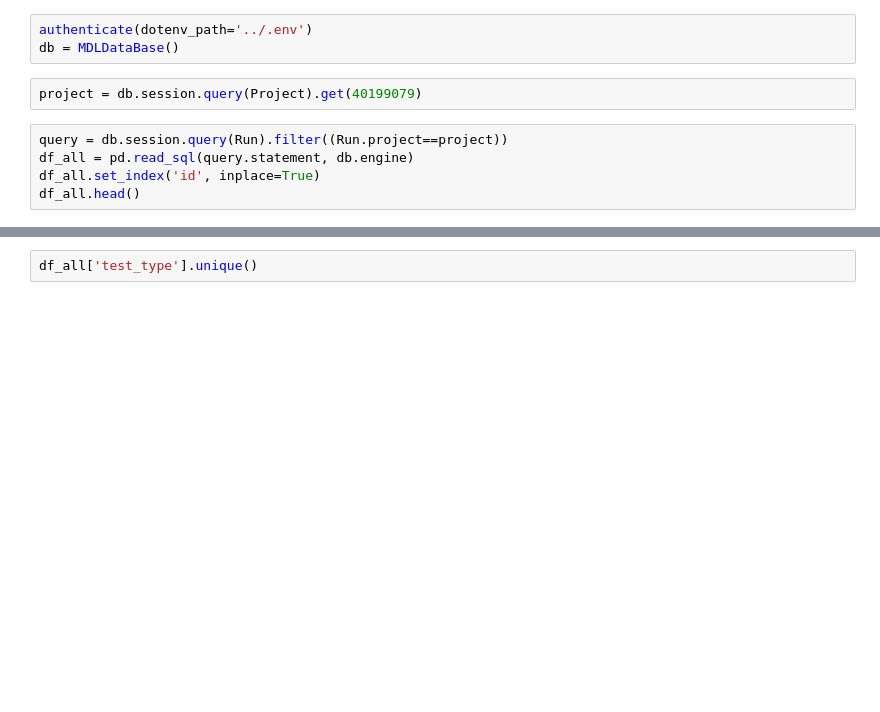
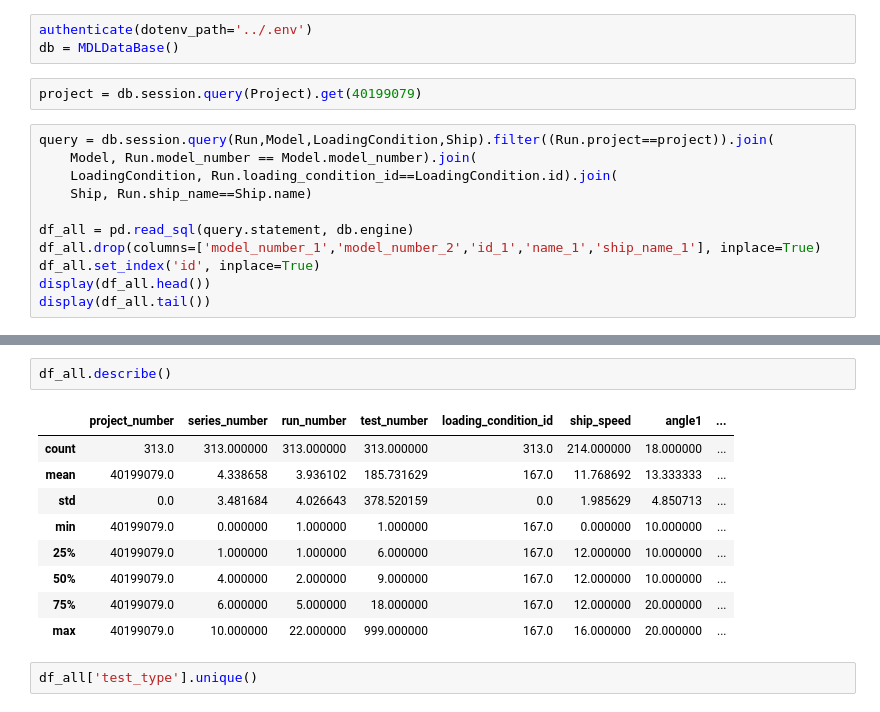
Before and after one commit to martinlarsalbert/VesselManoeuvringModels, a Jupyter notebook: notebooks/01.00_MDL_select_runs.ipynb, the cells around one changed output, grey strips where cells are left out. Saved outputs shown, nothing was run; the diff lists cells and outputs as text; blank space fills up the shorter version.

```diff
--- a/notebooks/01.00_MDL_select_runs.ipynb
+++ b/notebooks/01.00_MDL_select_runs.ipynb
@@ -23,10 +23,16 @@ db = MDLDataBase()
 # %%
 project = db.session.query(Project).get(40199079)
 # %%
-query = db.session.query(Run).filter((Run.project==project))
+query = db.session.query(Run,Model,LoadingCondition,Ship).filter((Run.project==project)).join(
+    Model, Run.model_number == Model.model_number).join(
+    LoadingCondition, Run.loading_condition_id==LoadingCondition.id).join(
+    Ship, Run.ship_name==Ship.name)
+
 df_all = pd.read_sql(query.statement, db.engine)
+df_all.drop(columns=['model_number_1','model_number_2','id_1','name_1','ship_name_1'], inplace=True)
 df_all.set_index('id', inplace=True)
-df_all.head()
+display(df_all.head())
+display(df_all.tail())
 # %% [output]
 |  | project_number | series_number | run_number | test_number | model_number | ship_name | loading_condition_id | ... |
 | id |  |  |  |  |  |  |  | ... |
@@ -38,3 +51,15 @@ df_all.head()
+# %%
+df_all.describe()
+# %% [output]
+|  | project_number | series_number | run_number | test_number | loading_condition_id | ship_speed | angle1 | ... |
+| count | 313.0 | 313.000000 | 313.000000 | 313.000000 | 313.0 | 214.000000 | 18.000000 | ... |
+| mean | 40199079.0 | 4.338658 | 3.936102 | 185.731629 | 167.0 | 11.768692 | 13.333333 | ... |
+| std | 0.0 | 3.481684 | 4.026643 | 378.520159 | 0.0 | 1.985629 | 4.850713 | ... |
+| min | 40199079.0 | 0.000000 | 1.000000 | 1.000000 | 167.0 | 0.000000 | 10.000000 | ... |
+| 25% | 40199079.0 | 1.000000 | 1.000000 | 6.000000 | 167.0 | 12.000000 | 10.000000 | ... |
+| 50% | 40199079.0 | 4.000000 | 2.000000 | 9.000000 | 167.0 | 12.000000 | 10.000000 | ... |
+| 75% | 40199079.0 | 6.000000 | 5.000000 | 18.000000 | 167.0 | 12.000000 | 20.000000 | ... |
+| max | 40199079.0 | 10.000000 | 22.000000 | 999.000000 | 167.0 | 16.000000 | 20.000000 | ... |
 # %%
 df_all['test_type'].unique()
 # %% [output]
```
Also changed, not shown: parts of 7 cells of this notebook, 7 other files.
